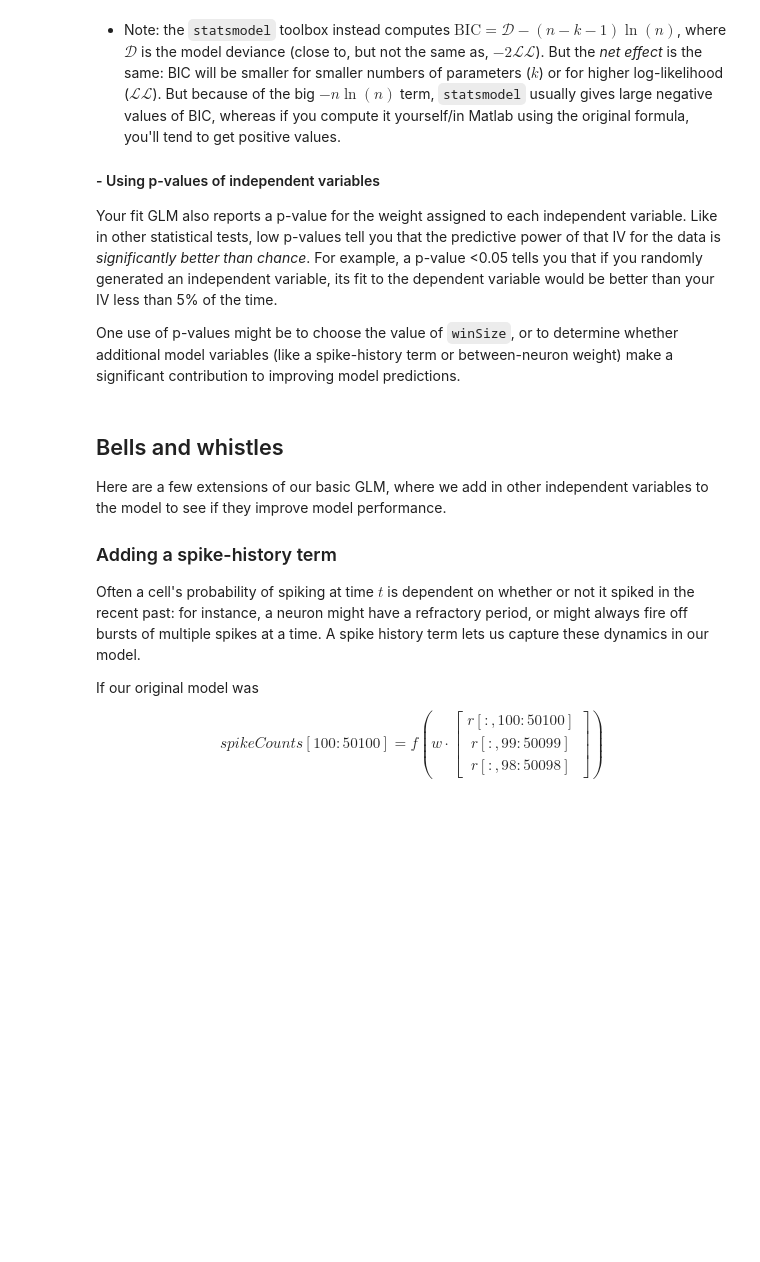
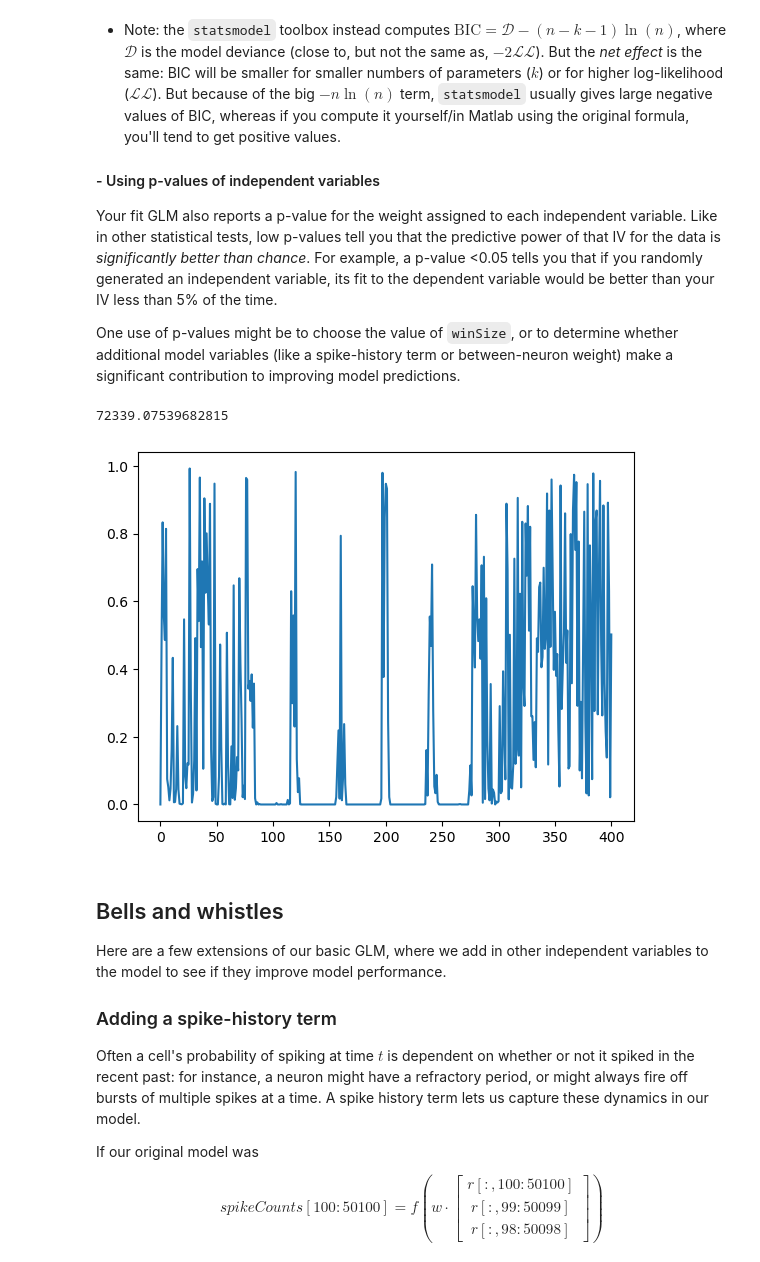
Before and after one commit to GccX11/caltech-neuro, a Jupyter notebook: 07_06_22_day2_dynamical_time_series/code/diy_notebooks/GLM_on_retinal_data.ipynb, the cells around one changed output. Cells and saved outputs as stored; diff of their text form; code cells hidden in the pictures; blank space fills up the shorter version.

```diff
--- a/07_06_22_day2_dynamical_time_series/code/diy_notebooks/GLM_on_retinal_data.ipynb
+++ b/07_06_22_day2_dynamical_time_series/code/diy_notebooks/GLM_on_retinal_data.ipynb
@@ -177,6 +244,14 @@ where $n$ is the number of observations (time frames) fit, $k$ is the number of
 Your fit GLM also reports a p-value for the weight assigned to each independent variable. Like in other statistical tests, low p-values tell you that the predictive power of that IV for the data is *significantly better than chance*. For example, a p-value <0.05 tells you that if you randomly generated an independent variable, its fit to the dependent variable would be better than your IV less than 5% of the time.
 
 One use of p-values might be to choose the value of `winSize`, or to determine whether additional model variables (like a spike-history term or between-neuron weight) make a significant contribution to improving model predictions.
+# %%
+print(myFit.deviance)
+plt.figure()
+plt.plot(myFit.pvalues)
+plt.show()
+# %% [output]
+72339.07539682815
+[figure, added]
 # %% [markdown]
 ## Bells and whistles
 
```
Also changed, not shown: parts of 20 cells of this notebook.
